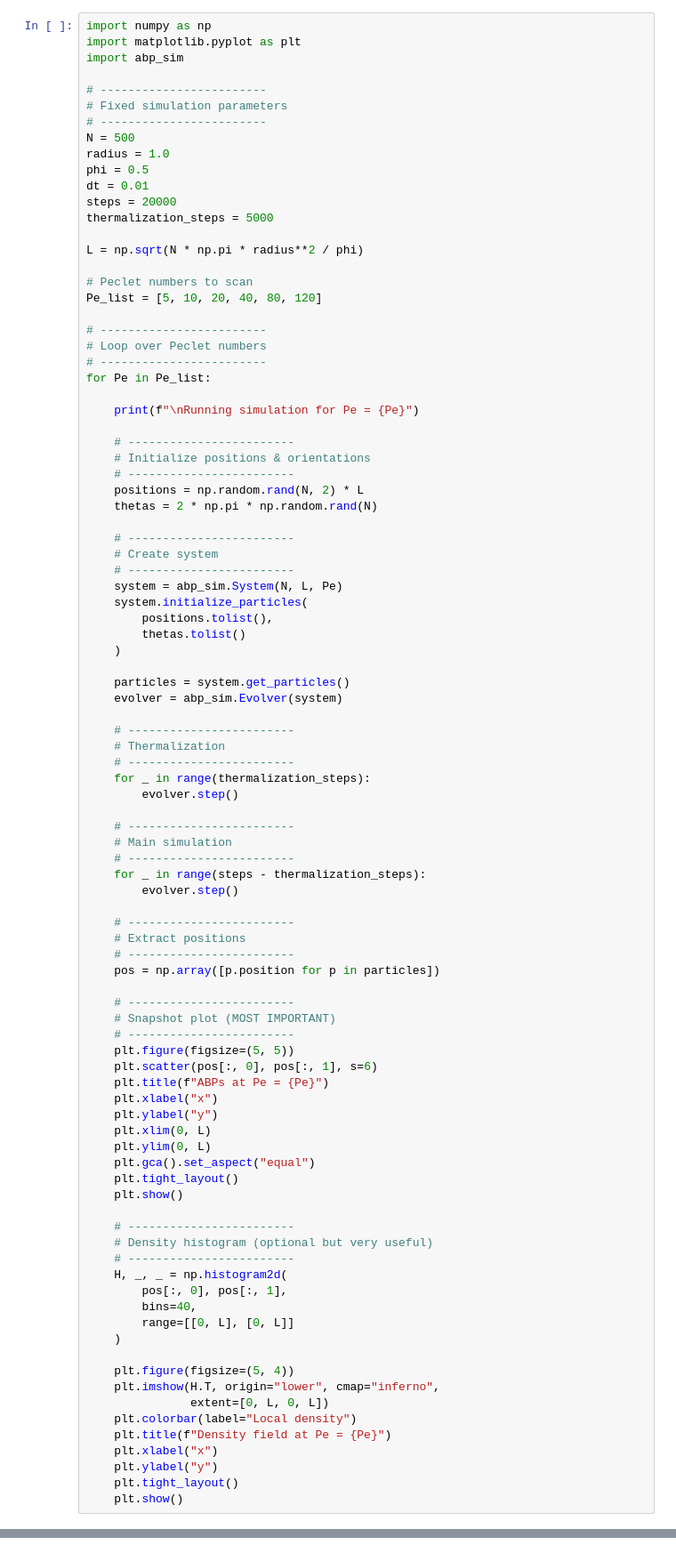
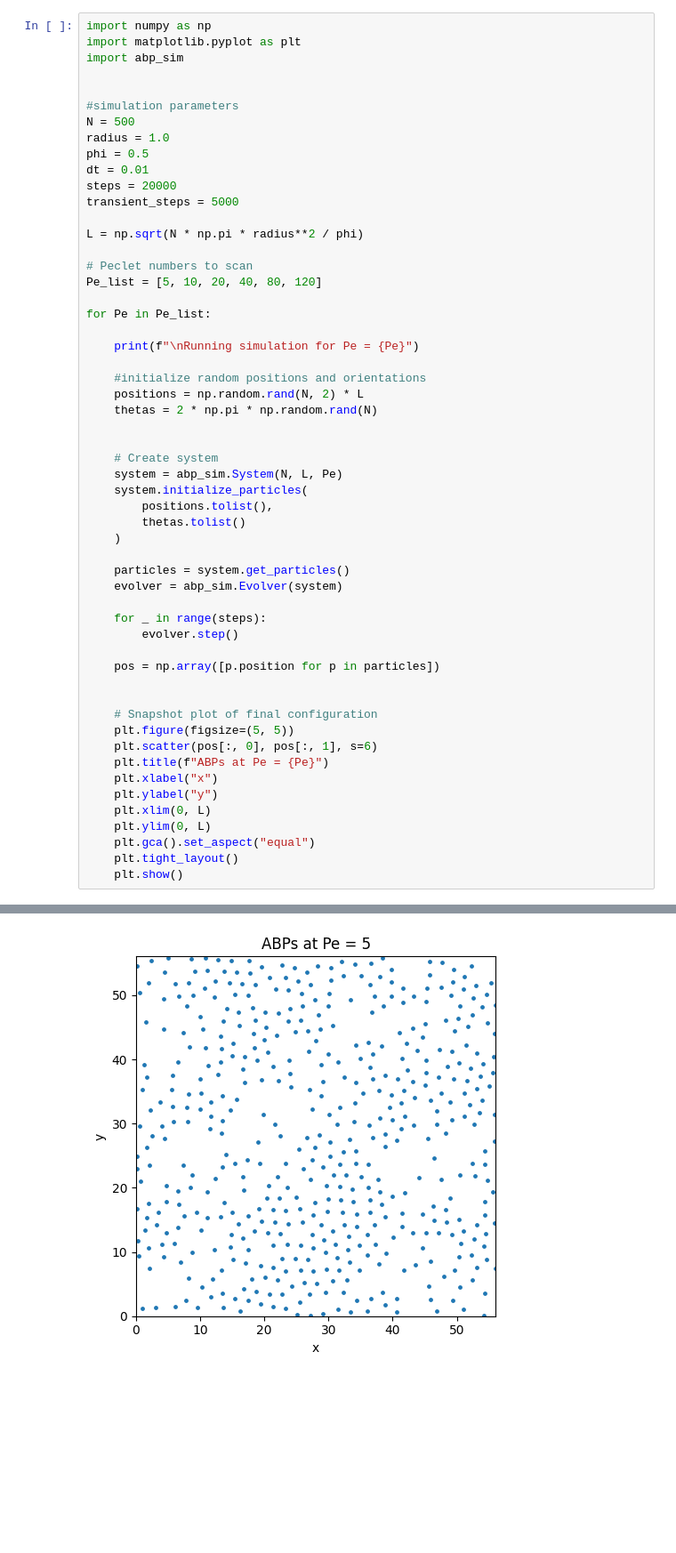
Before and after one commit to a-dithyaravi/CPP-MIPS, a Jupyter notebook: week1/task2/sim.ipynb, the cells around one changed output, grey strips where cells are left out. Shown at 89% size. Saved outputs shown, nothing was run; the diff lists cells and outputs as text; blank space fills up the shorter version.

Commit message:
updated task2 plots

```diff
--- a/week1/task2/sim.ipynb
+++ b/week1/task2/sim.ipynb
@@ -3,37 +3,30 @@ import numpy as np
 import matplotlib.pyplot as plt
 import abp_sim
 
-# ------------------------
-# Fixed simulation parameters
-# ------------------------
+
+#simulation parameters
 N = 500
 radius = 1.0
 phi = 0.5
 dt = 0.01
 steps = 20000
-thermalization_steps = 5000
+transient_steps = 5000
 
 L = np.sqrt(N * np.pi * radius**2 / phi)
 
 # Peclet numbers to scan
 Pe_list = [5, 10, 20, 40, 80, 120]
 
-# ------------------------
-# Loop over Peclet numbers
-# ------------------------
 for Pe in Pe_list:
 
     print(f"\nRunning simulation for Pe = {Pe}")
 
-    # ------------------------
-    # Initialize positions & orientations
-    # ------------------------
+    #initialize random positions and orientations
     positions = np.random.rand(N, 2) * L
     thetas = 2 * np.pi * np.random.rand(N)
 
-    # ------------------------
+
     # Create system
-    # ------------------------
     system = abp_sim.System(N, L, Pe)
     system.initialize_particles(
         positions.tolist(),
@@ -43,26 +36,13 @@ for Pe in Pe_list:
     particles = system.get_particles()
     evolver = abp_sim.Evolver(system)
 
-    # ------------------------
-    # Thermalization
-    # ------------------------
-    for _ in range(thermalization_steps):
+    for _ in range(steps):
         evolver.step()
 
-    # ------------------------
-    # Main simulation
-    # ------------------------
-    for _ in range(steps - thermalization_steps):
-        evolver.step()
-
-    # ------------------------
-    # Extract positions
-    # ------------------------
     pos = np.array([p.position for p in particles])
 
-    # ------------------------
-    # Snapshot plot (MOST IMPORTANT)
-    # ------------------------
+
+    # Snapshot plot of final configuration
     plt.figure(figsize=(5, 5))
     plt.scatter(pos[:, 0], pos[:, 1], s=6)
     plt.title(f"ABPs at Pe = {Pe}")
@@ -73,22 +53,4 @@ for Pe in Pe_list:
     plt.gca().set_aspect("equal")
     plt.tight_layout()
     plt.show()
-
-    # ------------------------
-    # Density histogram (optional but very useful)
-    # ------------------------
-    H, _, _ = np.histogram2d(
-        pos[:, 0], pos[:, 1],
-        bins=40,
-        range=[[0, L], [0, L]]
-    )
-
-    plt.figure(figsize=(5, 4))
-    plt.imshow(H.T, origin="lower", cmap="inferno",
-               extent=[0, L, 0, L])
-    plt.colorbar(label="Local density")
-    plt.title(f"Density field at Pe = {Pe}")
-    plt.xlabel("x")
-    plt.ylabel("y")
-    plt.tight_layout()
-    plt.show()
+# %% [output]
@@ -94,0 +58 @@ for Pe in Pe_list:
+[figure, added]
```
Also changed, not shown: parts of 1 cell of this notebook.
